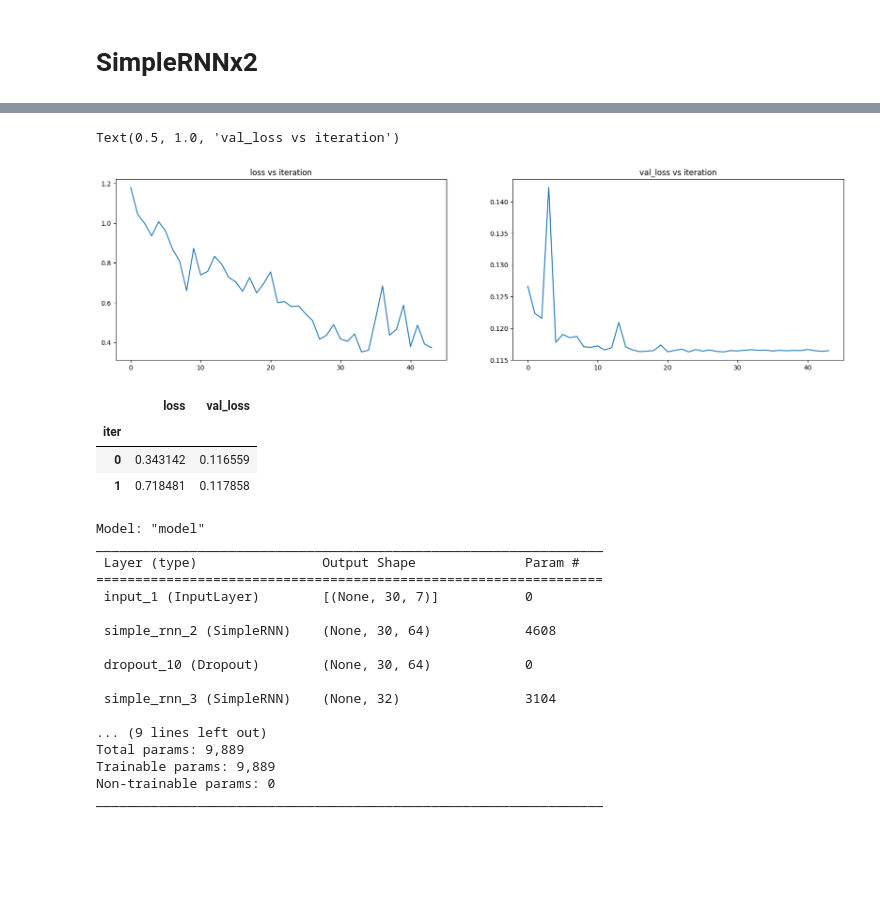
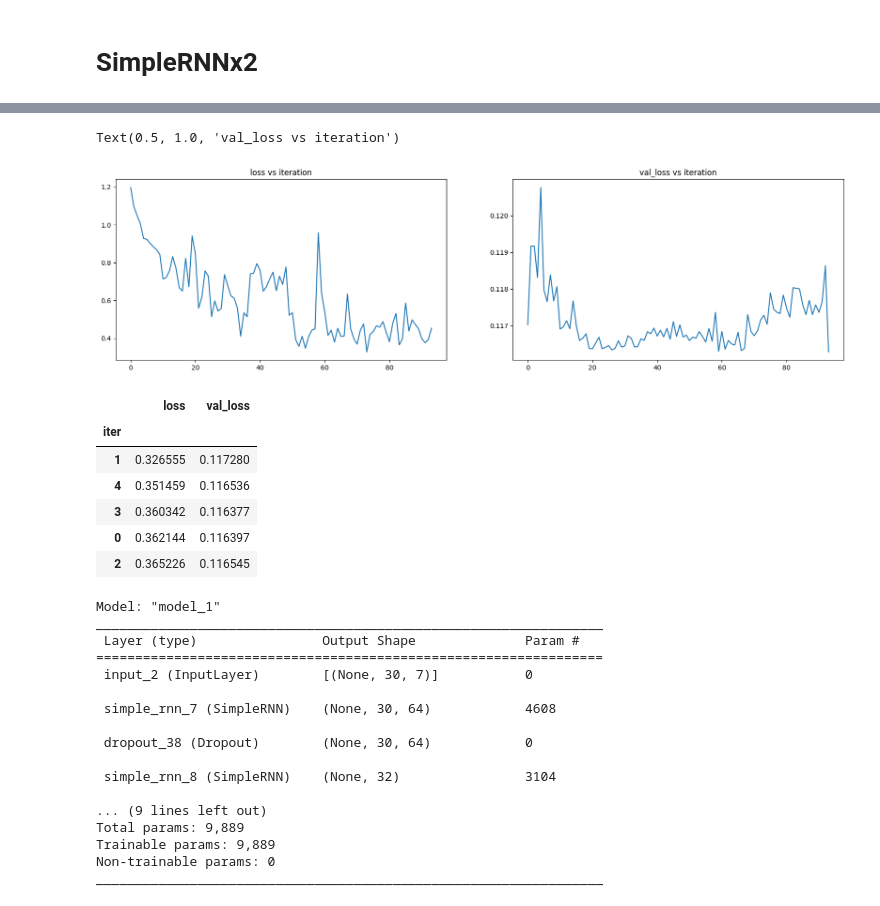
Before and after one commit to Konnits/Laboratorio-de-modelacion-II, a Jupyter notebook: main-v2.ipynb, the cells around one changed output, grey strips where cells are left out. Drawn from its saved outputs; the diff is of its cells as text; code cells hidden in the pictures; blank space fills up the shorter version.

```diff
--- a/main-v2.ipynb
+++ b/main-v2.ipynb
@@ -223,16 +217,16 @@ LOSS = list()
 
 sizes = [8, 16, 32, 64, 128]
 
-for i in range(2):
+for i in range(10):
     print(f"iteration actual: {i+1}\n")
 
-    model = lstm_dropout_model(64)#sizes[i % len(sizes)])
+    model = lstm_dropout_model(sizes[i % len(sizes)])
     hist = model.fit(
                     X_train, y_train,
                     epochs = 1000,
                     validation_data = (X_test,y_test),
                     batch_size = 32,
-                    callbacks = [tf.keras.callbacks.EarlyStopping("loss", patience = 10, restore_best_weights = True)])
+                    callbacks = [tf.keras.callbacks.EarlyStopping("loss", patience = 20, restore_best_weights = True)])
 
     loss = model.evaluate(X_train, y_train, verbose = 0)
     val_loss = model.evaluate(X_test,y_test, verbose = 0)
@@ -247,8 +241,8 @@ for i in range(2):
 
     clear_output(wait=True)
 
-    print(f"BEST LOSS: {best_loss}")
-    print(f"Iteration {i+1} - Loss: {loss} \n")
+    print(f"BEST LOSS: {best_loss}\n BEST VAL LOSS : {best_val_loss}")
+    print(f"Iteration {i+1} - Loss: {loss}\n val loss: {val_loss} \n")
 
     fig, (p1,p2) = plt.subplots(1,2, figsize = (20,5) )
     p1.plot(hist.history["loss"])
@@ -263,7 +257,7 @@ for i in range(2):
 
 clear_output(wait=True)
 
-print(f"BEST LOSS: {best_loss}")
+print(f"BEST LOSS: {best_loss}\n BEST VAL LOSS : {best_val_loss}")
 
 f,(ax1,ax2) = plt.subplots(1,2,figsize  = (20,5))
 ax1.plot(best_hist.history["loss"]);
@@ -366,16 +369,16 @@ LOSS = list()
 
 sizes = [8, 16, 32, 64, 128]
 
-for i in range(2):
+for i in range(10):
     print(f"iteration actual: {i+1}\n")
 
-    model = gru_dropout_model(64) #sizes[i % len(sizes)])
+    model = gru_dropout_model(sizes[i % len(sizes)])
     hist = model.fit(
                     X_train, y_train,
                     epochs = 1000,
                     validation_data = (X_test,y_test),
                     batch_size = 32,
-                    callbacks = [tf.keras.callbacks.EarlyStopping("loss", patience = 10, restore_best_weights = True)])
+                    callbacks = [tf.keras.callbacks.EarlyStopping("loss", patience = 20, restore_best_weights = True)])
 
     loss = model.evaluate(X_train, y_train, verbose = 0)
     val_loss = model.evaluate(X_test,y_test, verbose = 0)
@@ -390,8 +393,8 @@ for i in range(2):
 
     clear_output(wait=True)
 
-    print(f"BEST LOSS: {best_loss}")
-    print(f"Iteration {i+1} - Loss: {loss} \n")
+    print(f"BEST LOSS: {best_loss}\n BEST VAL LOSS : {best_val_loss}")
+    print(f"Iteration {i+1} - Loss: {loss} \n val loss: {val_loss}\n")
 
     fig, (p1,p2) = plt.subplots(1,2, figsize = (20,5) )
     p1.plot(hist.history["loss"])
@@ -406,7 +409,7 @@ for i in range(2):
 
 clear_output(wait=True)
 
-print(f"BEST LOSS: {best_loss}")
+print(f"BEST LOSS: {best_loss}\n BEST VAL LOSS : {best_val_loss}")
 
 f,(ax1,ax2) = plt.subplots(1,2,figsize  = (20,5))
 ax1.plot(best_hist.history["loss"]);
@@ -566,7 +536,7 @@ for i in range(5):
                     epochs = 1000,
                     validation_data = (X_test,y_test),
                     batch_size = 32,
-                    callbacks = [tf.keras.callbacks.EarlyStopping("loss", patience = 10, restore_best_weights = True)])
+                    callbacks = [tf.keras.callbacks.EarlyStopping("loss", patience = 20, restore_best_weights = True)])
 
     loss = model.evaluate(X_train, y_train, verbose = 0)
     val_loss = model.evaluate(X_test,y_test, verbose = 0)
@@ -581,8 +551,8 @@ for i in range(5):
 
     clear_output(wait=True)
 
-    print(f"BEST LOSS: {best_loss}")
-    print(f"Iteration {i+1} - Loss: {loss} \n")
+    print(f"BEST LOSS: {best_loss}\n BEST VAL LOSS : {best_val_loss}")
+    print(f"Iteration {i+1} - Loss: {loss} \n val loss: {val_loss}\n")
 
     fig, (p1,p2) = plt.subplots(1,2, figsize = (20,5) )
     p1.plot(hist.history["loss"])
@@ -597,7 +567,7 @@ for i in range(5):
 
 clear_output(wait=True)
 
-print(f"BEST LOSS: {best_loss}")
+print(f"BEST LOSS: {best_loss}\n BEST VAL LOSS : {best_val_loss}")
 
 f,(ax1,ax2) = plt.subplots(1,2,figsize  = (20,5))
 ax1.plot(best_hist.history["loss"]);
@@ -773,7 +687,7 @@ LOSS = list()
 
 sizes = [8, 16, 32, 64, 128]
 
-for i in range(2):
+for i in range(5):
     print(f"iteration actual: {i+1}\n")
 
     model = simpleRNNx2()
@@ -782,7 +696,7 @@ for i in range(2):
                     epochs = 1000,
                     validation_data = (X_test,y_test),
                     batch_size = 32,
-                    callbacks = [tf.keras.callbacks.EarlyStopping("loss", patience = 10, restore_best_weights = True)])
+                    callbacks = [tf.keras.callbacks.EarlyStopping("loss", patience = 20, restore_best_weights = True)])
 
     loss = model.evaluate(X_train, y_train, verbose = 0)
     val_loss = model.evaluate(X_test,y_test, verbose = 0)
@@ -799,7 +713,7 @@ for i in range(2):
 
     print(f"BEST LOSS: {best_loss}")
     print(f"BEST VAL LOSS: {best_val_loss}")
-    print(f"Iteration {i+1} - Loss: {loss}   val_loss : {val_loss} \n ")
+    print(f"Iteration {i+1} - Loss: {loss}  \n val_loss : {val_loss} \n ")
 
     fig, (p1,p2) = plt.subplots(1,2, figsize = (20,5) )
     p1.plot(hist.history["loss"]); p1.set_title("loss vs iteration")
@@ -812,7 +726,7 @@ for i in range(2):
 
 clear_output(wait=True)
 
-print(f"BEST LOSS: {best_loss}")
+print(f"BEST LOSS: {best_loss}\n BEST VAL LOSS : {best_val_loss}")
 
 f,(ax1,ax2) = plt.subplots(1,2,figsize  = (20,5))
 ax1.plot(best_hist.history["loss"]); ax1.set_title("loss vs iteration")
@@ -822,5 +737,5 @@ BEST LOSS: 0.3431416451931
 Text(0.5, 1.0, 'val_loss vs iteration')
-[figure, old version]
+[figure, new version]
 # %%
 dd = pd.DataFrame({"loss" : LOSS, "val_loss" : VAL_LOSS}).sort_values(by = 'loss')
 dd.index.name = "iter"
@@ -829,22 +744,25 @@ dd
 # %% [output]
 |  | loss | val_loss |
 | iter |  |  |
-| 0 | 0.343142 | 0.116559 |
-| 1 | 0.718481 | 0.117858 |
+| 1 | 0.326555 | 0.117280 |
+| 4 | 0.351459 | 0.116536 |
+| 3 | 0.360342 | 0.116377 |
+| 0 | 0.362144 | 0.116397 |
+| 2 | 0.365226 | 0.116545 |
 # %%
 best_model.summary()
 # %% [output]
-Model: "model"
+Model: "model_1"
 _________________________________________________________________
  Layer (type)                Output Shape              Param #
 =================================================================
- input_1 (InputLayer)        [(None, 30, 7)]           0
+ input_2 (InputLayer)        [(None, 30, 7)]           0
 
- simple_rnn_2 (SimpleRNN)    (None, 30, 64)            4608
+ simple_rnn_7 (SimpleRNN)    (None, 30, 64)            4608
 
- dropout_10 (Dropout)        (None, 30, 64)            0
+ dropout_38 (Dropout)        (None, 30, 64)            0
 
- simple_rnn_3 (SimpleRNN)    (None, 32)                3104
+ simple_rnn_8 (SimpleRNN)    (None, 32)                3104
 
 ... (9 lines left out)
 Total params: 9,889
```
Also changed, not shown: parts of 33 cells of this notebook.
